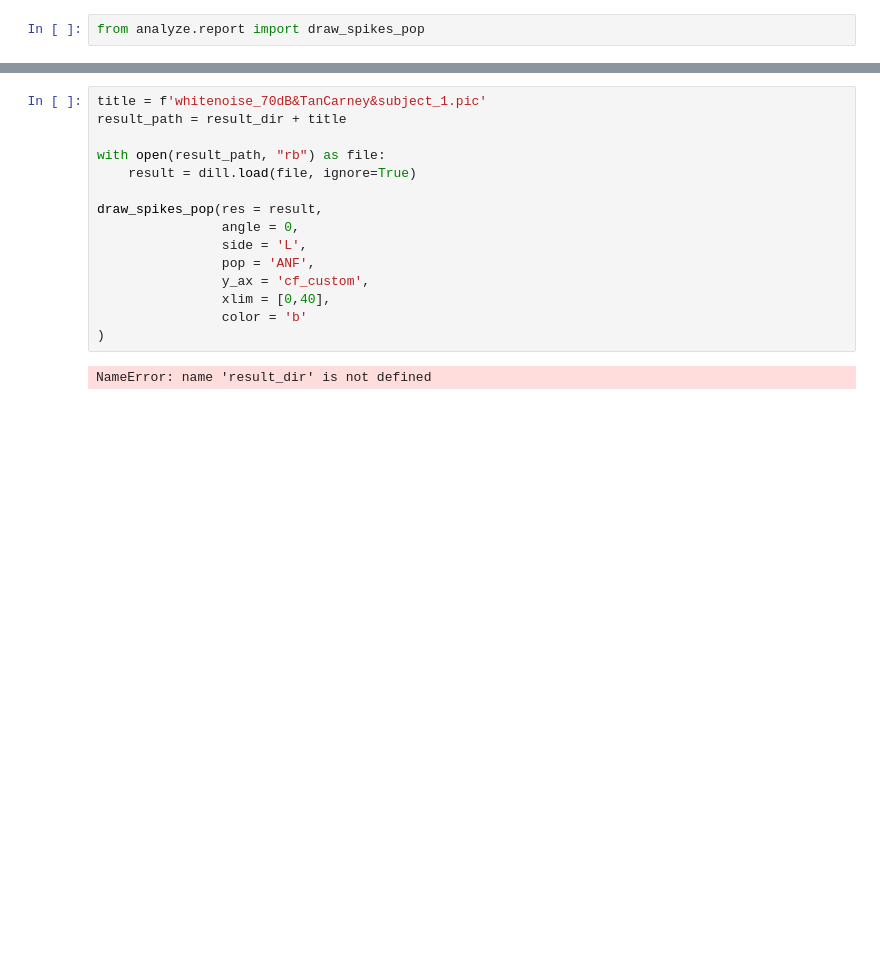
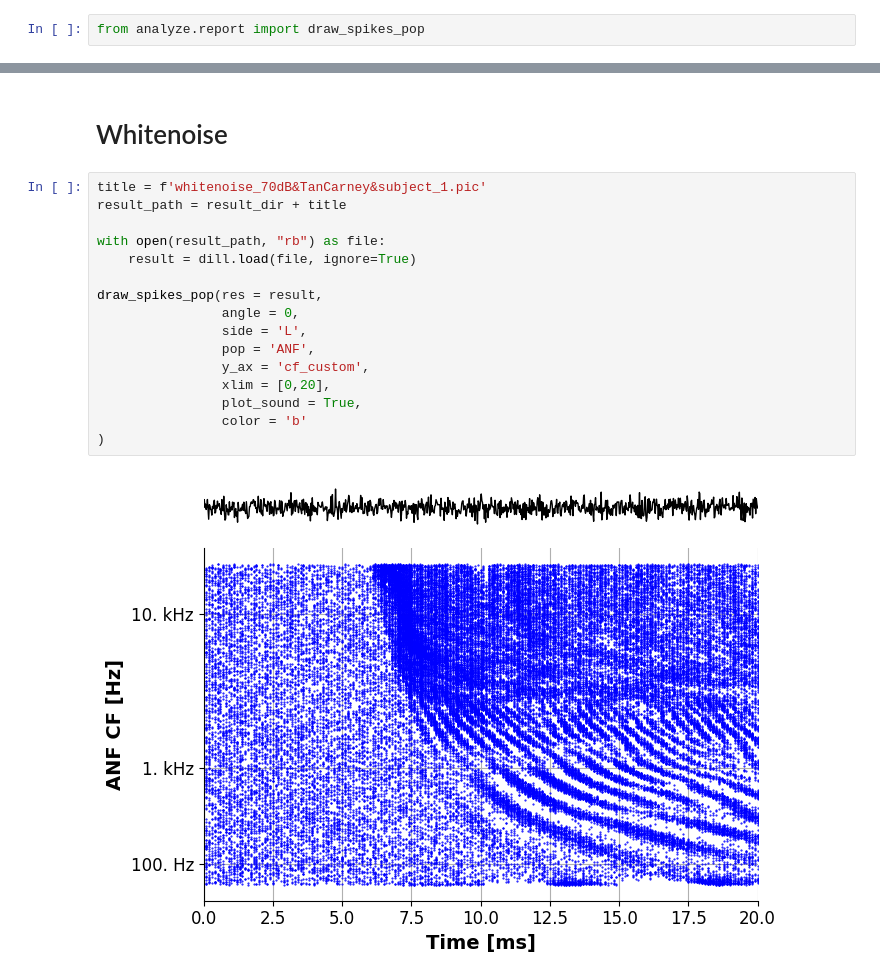
Before and after one commit to francescodesantis/sl_plots, a Jupyter notebook: freq_analysis/tonotopy.ipynb, the cells around one changed output, grey strips where cells are left out. Drawn from its saved outputs; the diff is of its cells as text; blank space fills up the shorter version.

```diff
--- a/freq_analysis/tonotopy.ipynb
+++ b/freq_analysis/tonotopy.ipynb
@@ -49,17 +92,20 @@ for j, tone in enumerate(tqdm(tones)):
+# %% [markdown]
+# Whitenoise
 # %%
 title = f'whitenoise_70dB&TanCarney&subject_1.pic'
 result_path = result_dir + title
 
 with open(result_path, "rb") as file:
     result = dill.load(file, ignore=True)
 
 draw_spikes_pop(res = result,
                 angle = 0,
                 side = 'L',
                 pop = 'ANF',
                 y_ax = 'cf_custom',
-                xlim = [0,40],
+                xlim = [0,20],
+                plot_sound = True,
                 color = 'b'
 )
 # %% [output]
-NameError: name 'result_dir' is not defined
+[figure, added]
```
Also changed, not shown: parts of 9 cells of this notebook, 5 other files.
